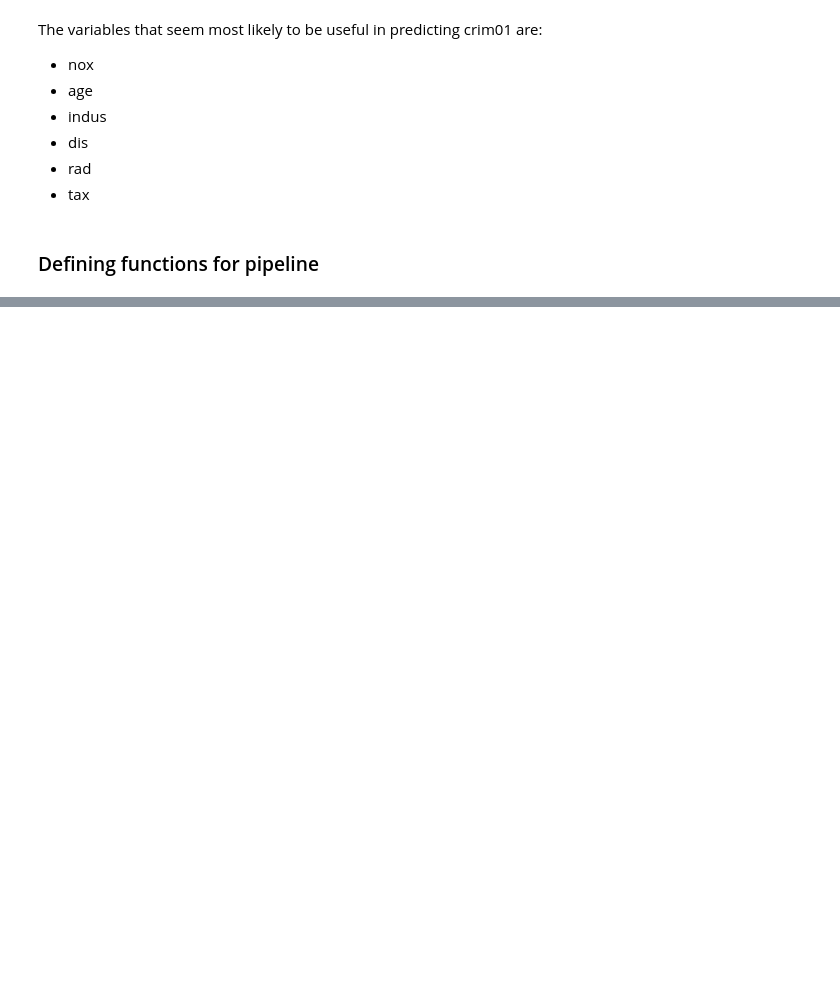
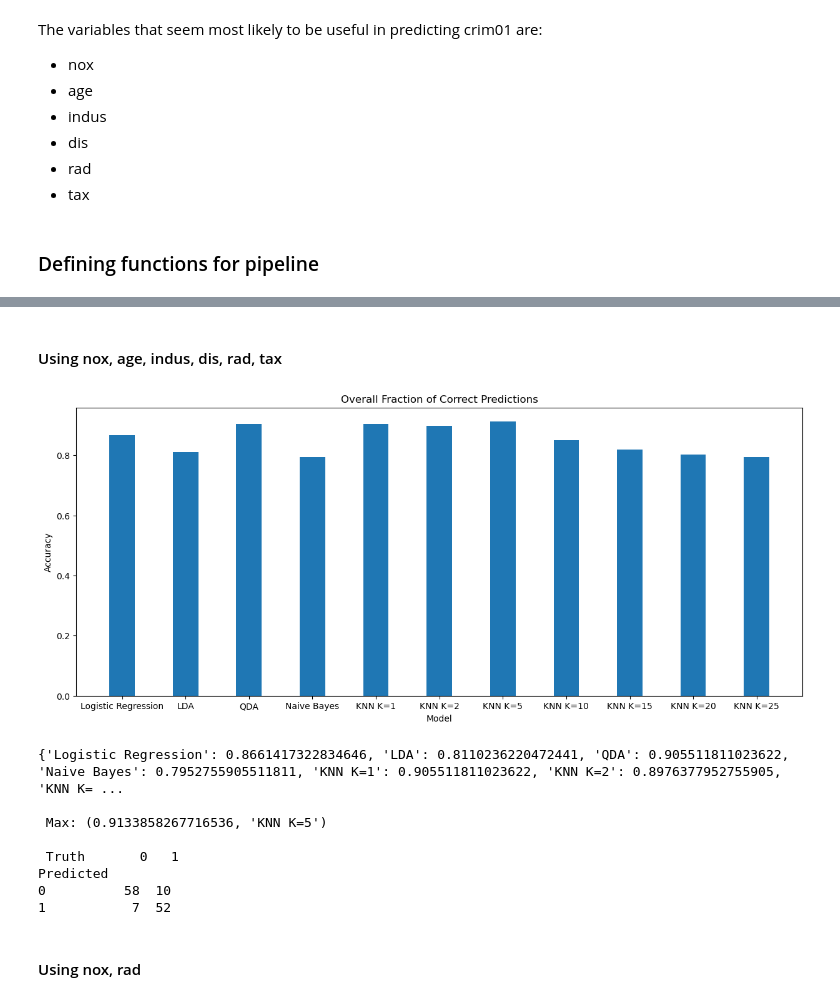
Before and after one commit to carmancater/an-introduction-to-statistical-learning-with-applications-in-python, a Jupyter notebook: Chapter 04 - Classification/Ch 4 Ex 16.ipynb, the cells around one changed output, grey strips where cells are left out. Cells and saved outputs as stored; diff of their text form; code cells hidden in the pictures; blank space fills up the shorter version.

```diff
--- a/Chapter 04 - Classification/Ch 4 Ex 16.ipynb
+++ b/Chapter 04 - Classification/Ch 4 Ex 16.ipynb
@@ -127,0 +215,18 @@ def knn(X_train, L_train, X_test, L_test, k):
+# %% [markdown]
+#### Using nox, age, indus, dis, rad, tax
+# %%
+vars = ['nox', 'age', 'indus', 'dis', 'rad', 'tax']
+# %%
+compareModels(X_train[vars], X_test[vars], np.ravel(y_train), np.ravel(y_test))
+# %% [output]
+[figure, added]
+{'Logistic Regression': 0.8661417322834646, 'LDA': 0.8110236220472441, 'QDA': 0.905511811023622, 'Naive Bayes': 0.7952755905511811, 'KNN K=1': 0.905511811023622, 'KNN K=2': 0.8976377952755905, 'KNN K= ...
+
+ Max: (0.9133858267716536, 'KNN K=5')
+
+ Truth       0   1
+Predicted
+0          58  10
+1           7  52
+# %% [markdown]
+#### Using nox, rad
```
Also changed, not shown: parts of 19 cells of this notebook.
